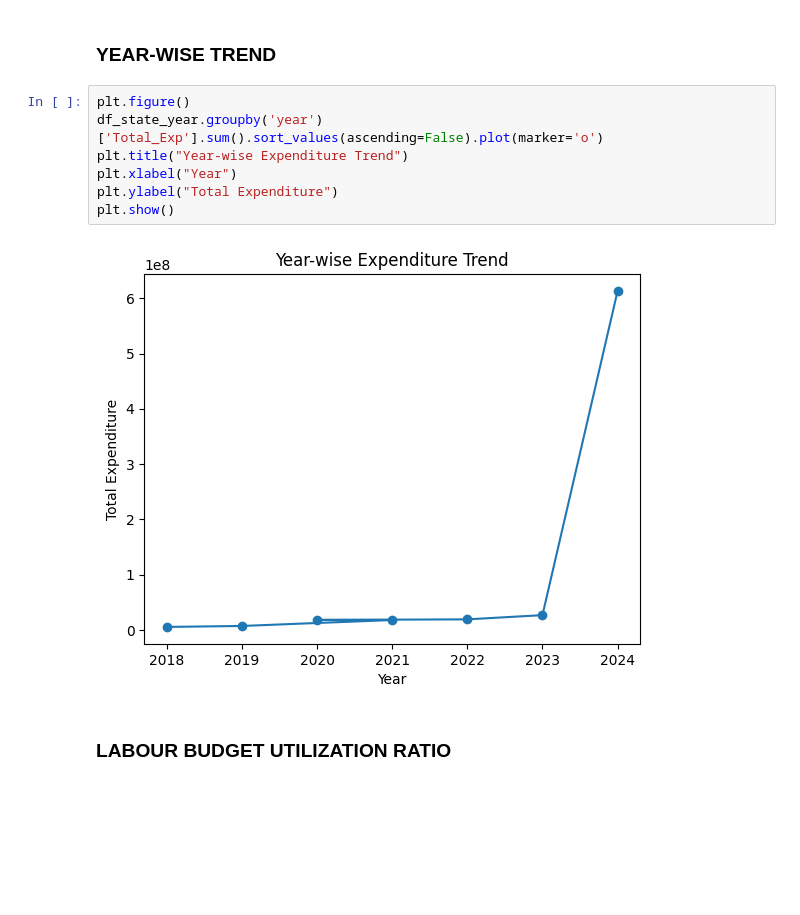
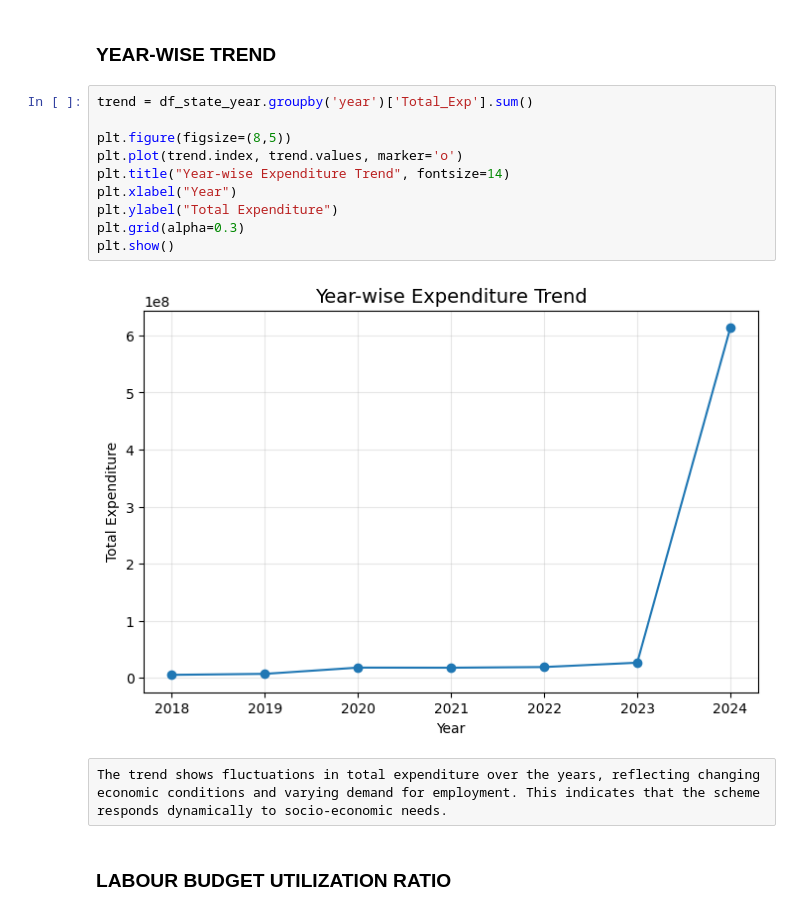
Before and after one commit to Shubhangidixit01/MGNREGA-Data-Analysis, a Jupyter notebook: notebooks/MGNREGA_Analysis.ipynb, the cells around one changed output. Saved outputs shown, nothing was run; the diff lists cells and outputs as text; blank space fills up the shorter version.

```diff
--- a/notebooks/MGNREGA_Analysis.ipynb
+++ b/notebooks/MGNREGA_Analysis.ipynb
@@ -1152,14 +1151,19 @@ Significant variation exists across states, indicating differences in demand and
 # %% [markdown]
 ### YEAR-WISE TREND
 # %%
-plt.figure()
-df_state_year.groupby('year')['Total_Exp'].sum().sort_values(ascending=False).plot(marker='o')
-plt.title("Year-wise Expenditure Trend")
+trend = df_state_year.groupby('year')['Total_Exp'].sum()
+
+plt.figure(figsize=(8,5))
+plt.plot(trend.index, trend.values, marker='o')
+plt.title("Year-wise Expenditure Trend", fontsize=14)
 plt.xlabel("Year")
 plt.ylabel("Total Expenditure")
+plt.grid(alpha=0.3)
 plt.show()
 # %% [output]
-[figure, old version]
+[figure, new version]
+# %% [raw]
+The trend shows fluctuations in total expenditure over the years, reflecting changing economic conditions and varying demand for employment. This indicates that the scheme responds dynamically to socio-economic needs.
 # %% [markdown]
 ### LABOUR BUDGET UTILIZATION RATIO
 # %%
```
Also changed, not shown: parts of 22 cells of this notebook.
